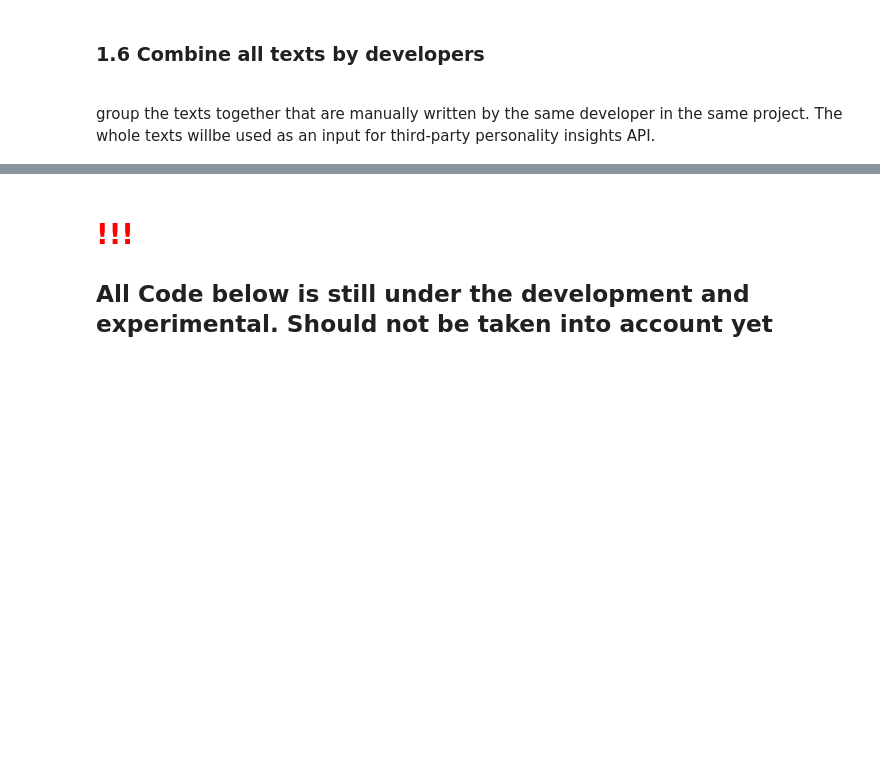
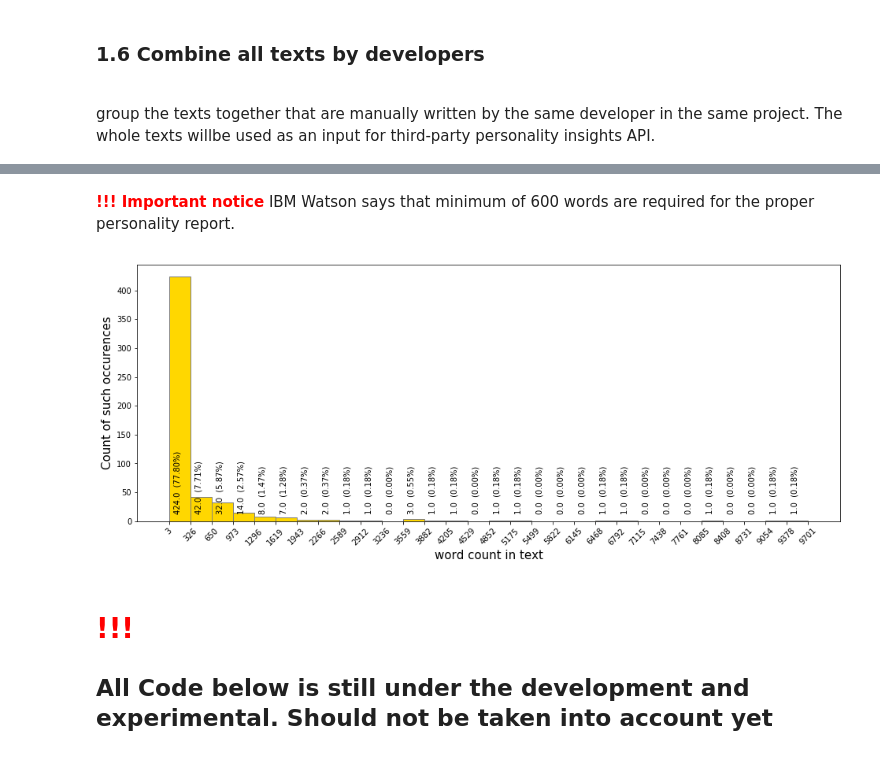
Before and after one commit to gogoladzetedo/Personalities_In_Agile, a Jupyter notebook: Analysis.ipynb, the cells around one changed output, grey strips where cells are left out. Saved outputs shown, nothing was run; the diff lists cells and outputs as text; code cells hidden in the pictures; blank space fills up the shorter version.

```diff
--- a/Analysis.ipynb
+++ b/Analysis.ipynb
@@ -533,3 +533,20 @@ user_text_combined.head(3)
+# %% [markdown]
+**<font color="red">!!! Important notice</font>** IBM Watson says that minimum of 600 words are required for the proper personality report.
+# %%
+fig, ax = plt.subplots(figsize=(16,6))
+counts, bins, patches = ax.hist(user_text_combined['words_in_text'],color='gold',edgecolor='gray', bins=30)
+ax.set_xticks(bins.round(0))
+plt.xticks(rotation=45)
+plt.ylabel('Count of such occurences', fontsize=15)
+plt.xlabel('word count in text', fontsize=15)
+bin_x_centers = 0.5 * np.diff(bins) + bins[:-1]
+bin_y_centers = ax.get_yticks()[1] * 0.25
+for i in range(len(bins)-1):
+    bin_label = "{0:,}".format(counts[i]) + "  ({0:,.2f}%)".format((counts[i]/counts.sum())*100)
+    plt.text(bin_x_centers[i], bin_y_centers, bin_label, rotation=90, rotation_mode='anchor')
+plt.show()
+# %% [output]
+[figure, added]
 # %% [markdown]
 <h1> <font color='red'> !!!</font> </h1>
 <h2> All Code below is still under the development and experimental. Should not be taken into account yet <h2>
```
Also changed, not shown: parts of 6 cells of this notebook.
